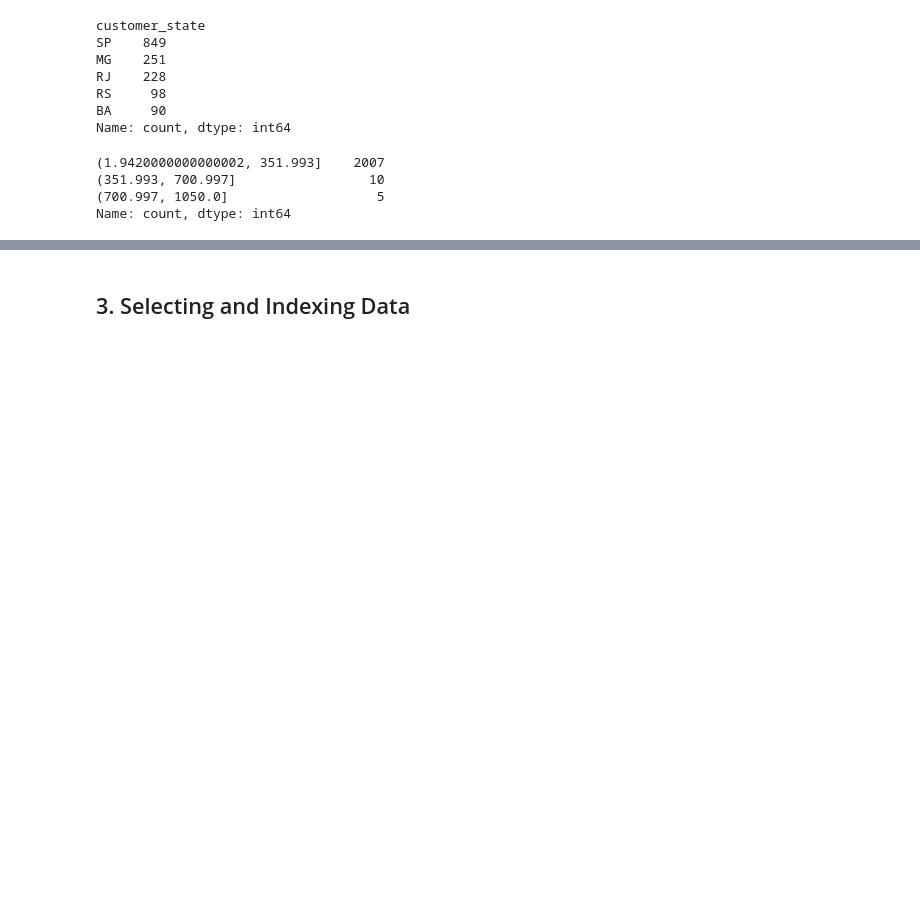
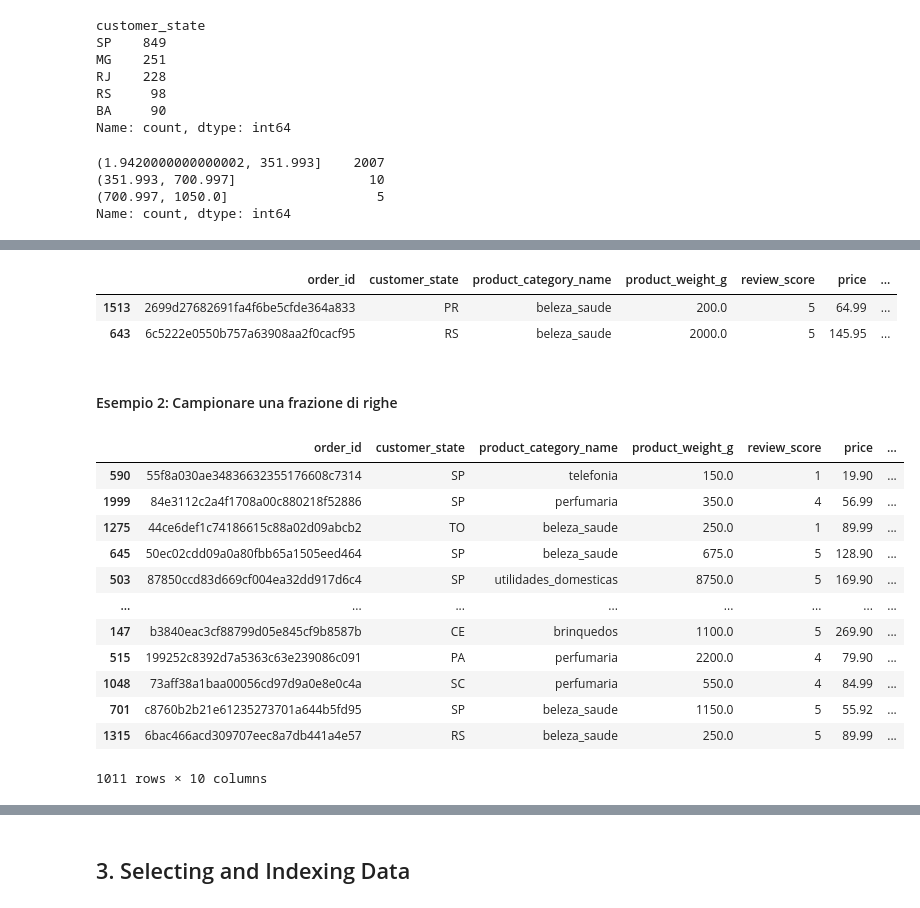
Before and after one commit to enzoschitini/Guide-to-Using-Pandas, a Jupyter notebook: Pandas Notebook Guide.ipynb, the cells around one changed output, grey strips where cells are left out. Drawn from its saved outputs; the diff is of its cells as text; code cells hidden in the pictures; blank space fills up the shorter version.

```diff
--- a/Pandas Notebook Guide.ipynb
+++ b/Pandas Notebook Guide.ipynb
@@ -556,0 +845,24 @@ Name: count, dtype: int64
+# %%
+csv.sample(n=2)
+# %% [output]
+|  | order_id | customer_state | product_category_name | product_weight_g | review_score | price | ... |
+| 1513 | 2699d27682691fa4f6be5cfde364a833 | PR | beleza_saude | 200.0 | 5 | 64.99 | ... |
+| 643 | 6c5222e0550b757a63908aa2f0cacf95 | RS | beleza_saude | 2000.0 | 5 | 145.95 | ... |
+# %% [markdown]
+#### Esempio 2: Campionare una frazione di righe
+# %%
+csv.sample(frac=0.5)
+# %% [output]
+|  | order_id | customer_state | product_category_name | product_weight_g | review_score | price | ... |
+| 590 | 55f8a030ae34836632355176608c7314 | SP | telefonia | 150.0 | 1 | 19.90 | ... |
+| 1999 | 84e3112c2a4f1708a00c880218f52886 | SP | perfumaria | 350.0 | 4 | 56.99 | ... |
+| 1275 | 44ce6def1c74186615c88a02d09abcb2 | TO | beleza_saude | 250.0 | 1 | 89.99 | ... |
+| 645 | 50ec02cdd09a0a80fbb65a1505eed464 | SP | beleza_saude | 675.0 | 5 | 128.90 | ... |
+| 503 | 87850ccd83d669cf004ea32dd917d6c4 | SP | utilidades_domesticas | 8750.0 | 5 | 169.90 | ... |
+| ... | ... | ... | ... | ... | ... | ... | ... |
+| 147 | b3840eac3cf88799d05e845cf9b8587b | CE | brinquedos | 1100.0 | 5 | 269.90 | ... |
+| 515 | 199252c8392d7a5363c63e239086c091 | PA | perfumaria | 2200.0 | 4 | 79.90 | ... |
+| 1048 | 73aff38a1baa00056cd97d9a0e8e0c4a | SC | perfumaria | 550.0 | 4 | 84.99 | ... |
+| 701 | c8760b2b21e61235273701a644b5fd95 | SP | beleza_saude | 1150.0 | 5 | 55.92 | ... |
+| 1315 | 6bac466acd309707eec8a7db441a4e57 | RS | beleza_saude | 250.0 | 5 | 89.99 | ... |
+1011 rows × 10 columns
```
Also changed, not shown: parts of 44 cells of this notebook.
